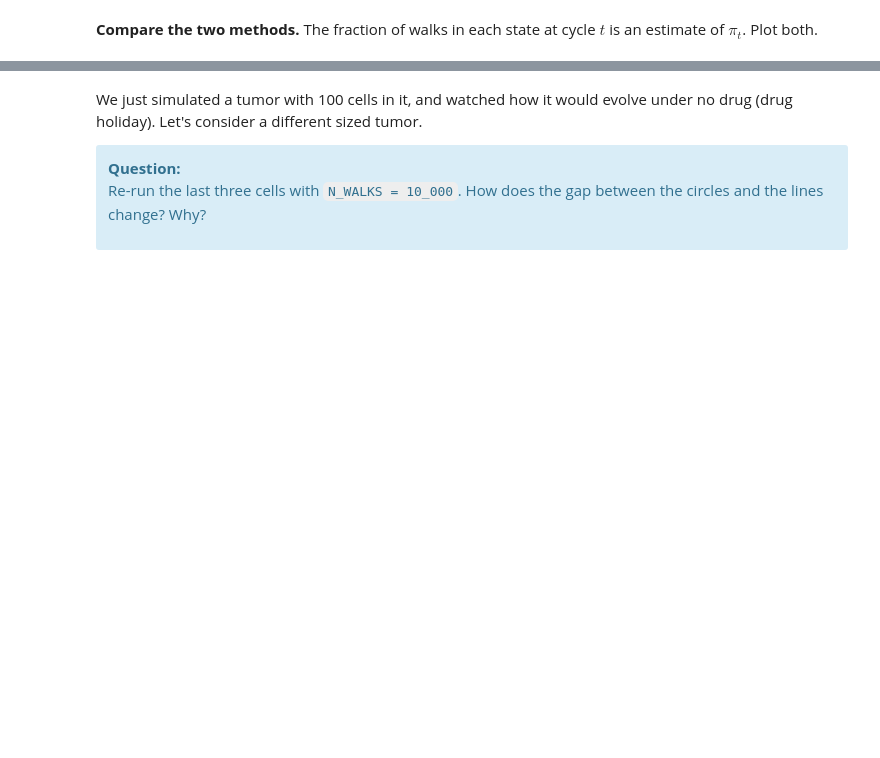
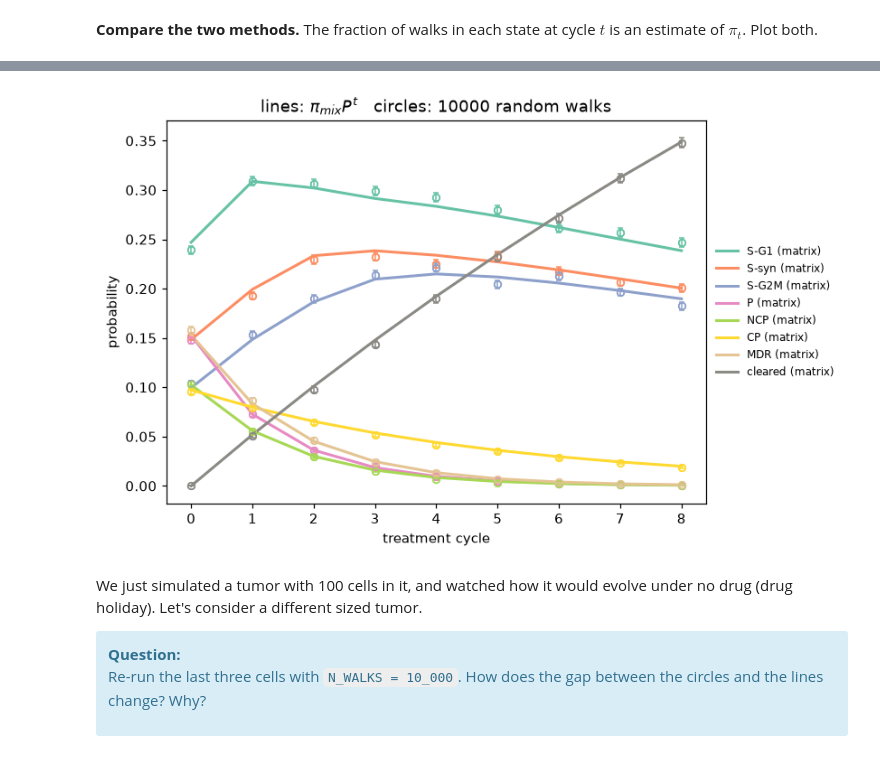
Before and after one commit to ae-phillips/uu_markov, a Jupyter notebook: lab_2/Lab09_markov_chain_cells.ipynb, the cells around one changed output, grey strips where cells are left out. Cells and saved outputs as stored; diff of their text form; code cells hidden in the pictures; blank space fills up the shorter version.

```diff
--- a/lab_2/Lab09_markov_chain_cells.ipynb
+++ b/lab_2/Lab09_markov_chain_cells.ipynb
@@ -663,0 +723,13 @@ P Start: Osi, Doc, Holiday
+# %%
+traj_cp_alt = [np.asarray(pi_cp, dtype=float)]
+
+for _ in range(4):
+    traj_cp_alt.append(traj_cp_alt[-1] @ P_alt_pair)
+
+traj_cp_alt = np.array(traj_cp_alt)
+
+pd.DataFrame(
+    traj_cp_alt,
+    columns=OUTCOMES,
+    index=[0, 2, 4, 6, 8]
+).round(3)
@@ -761,3 +834,29 @@ plt.show()
+# %%
+N_WALKS = 10000
+starts = rng.choice(len(pi_mix), size=N_WALKS, p=pi_mix)
+walks = np.array([random_walk(int(s0), P, N_CYCLES, rng) for s0 in starts])
+walks = walks[np.argsort(walks[:, 0], kind="stable")]   # group rows by starting state
+
+frac = np.array([[np.mean(walks[:, t] == j) for j in range(len(OUTCOMES))]
+                 for t in range(N_CYCLES + 1)])
+
+sem = np.array([[np.std(walks[:, t] == j)/np.sqrt(len(walks)) for j in range(len(OUTCOMES))]
+                 for t in range(N_CYCLES + 1)])
+
+exact = evolve(pi_mix, P, N_CYCLES)
+t = np.arange(N_CYCLES + 1)
+fig, ax = plt.subplots(figsize=(7, 5))
+for j, s in enumerate(OUTCOMES):
+    ax.plot(t, exact[:, j], color=STATE_COLORS[s], lw=2, label=f"{s} (matrix)")
+    ax.plot(t, frac[:, j], "o", color=STATE_COLORS[s], ms=5, mfc="none")
+    ax.errorbar(t, frac[:, j], yerr=sem[:, j], fmt="o", color=STATE_COLORS[s],
+            ms=5, mfc="none", capsize=2, elinewidth=1)
+ax.set_xlabel("treatment cycle"); ax.set_ylabel("probability")
+ax.set_title(f"lines: $\\pi_{{mix}} P^t$   circles: {N_WALKS} random walks")
+ax.legend(loc="center left", bbox_to_anchor=(1, 0.5), frameon=False, fontsize=8)
+plt.show()
+# %% [output]
+[figure, added]
 # %% [markdown]
 We just simulated a tumor with 100 cells in it, and watched how it would evolve under no drug (drug holiday). Let's consider a different sized tumor.
 
```
Also changed, not shown: parts of 14 cells of this notebook.
